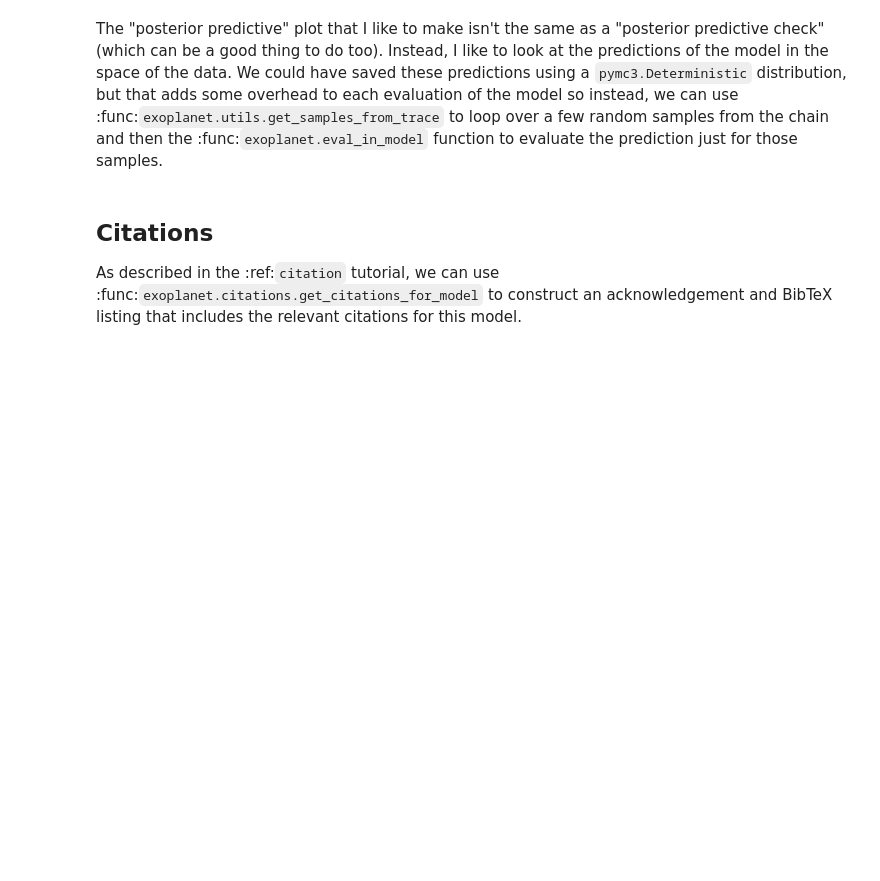
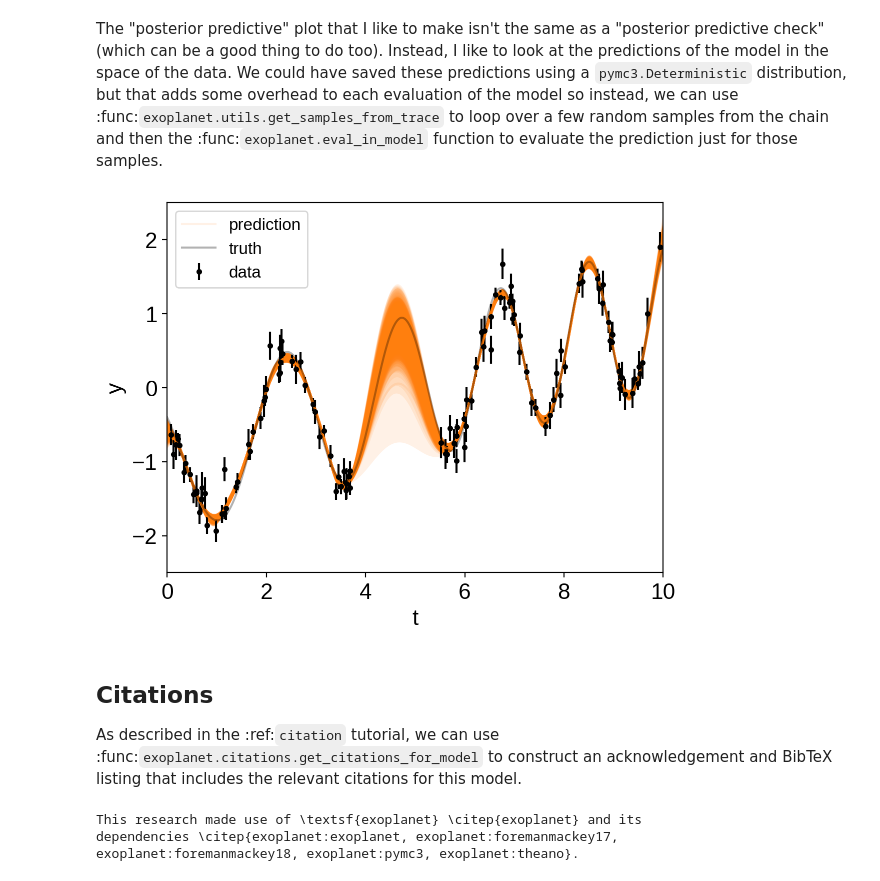
Before and after one commit to exoplanet-dev/case-studies, a Jupyter notebook: docs/notebooks/gp.ipynb, the cells around one changed output. Drawn from its saved outputs; the diff is of its cells as text; code cells hidden in the pictures; blank space fills up the shorter version.

```diff
--- a/docs/notebooks/gp.ipynb
+++ b/docs/notebooks/gp.ipynb
@@ -63,19 +65,21 @@ from exoplanet.gp import terms, GP
 
 with pm.Model() as model:
 
-    logS1 = pm.Normal("logS1", mu=0.0, sd=15.0, testval=np.log(np.var(y)))
-    logw1 = pm.Normal("logw1", mu=0.0, sd=15.0, testval=np.log(3.0))
-    logS2 = pm.Normal("logS2", mu=0.0, sd=15.0, testval=np.log(np.var(y)))
-    logw2 = pm.Normal("logw2", mu=0.0, sd=15.0, testval=np.log(3.0))
-    logQ = pm.Normal("logQ", mu=0.0, sd=15.0, testval=0)
+    mean = pm.Normal("mean", mu=0.0, sigma=1.0)
+    logS1 = pm.Normal("logS1", mu=0.0, sigma=15.0, testval=np.log(np.var(y)))
+    logw1 = pm.Normal("logw1", mu=0.0, sigma=15.0, testval=np.log(3.0))
+    logS2 = pm.Normal("logS2", mu=0.0, sigma=15.0, testval=np.log(np.var(y)))
+    logw2 = pm.Normal("logw2", mu=0.0, sigma=15.0, testval=np.log(3.0))
+    logQ = pm.Normal("logQ", mu=0.0, sigma=15.0, testval=0)
 
     # Set up the kernel an GP
     kernel = terms.SHOTerm(log_S0=logS1, log_w0=logw1, Q=1.0 / np.sqrt(2))
     kernel += terms.SHOTerm(log_S0=logS2, log_w0=logw2, log_Q=logQ)
-    gp = GP(kernel, t, yerr ** 2)
+    gp = GP(kernel, t, yerr ** 2, mean=mean)
 
-    # Add a custom "potential" (log probability function) with the GP likelihood
-    pm.Potential("gp", gp.log_likelihood(y))
+    # Condition the GP on the observations and add the marginal likelihood
+    # to the model
+    gp.marginal("gp", observed=y)
 # %% [markdown]
 A few comments here:
 
@@ -142,29 +168,31 @@ We could have saved these predictions using a `pymc3.Deterministic` distribution
 # %%
 # Generate 50 realizations of the prediction sampling randomly from the chain
 N_pred = 50
 pred_mu = np.empty((N_pred, len(true_t)))
 pred_var = np.empty((N_pred, len(true_t)))
 with model:
     pred = gp.predict(true_t, return_var=True)
     for i, sample in enumerate(xo.get_samples_from_trace(trace, size=N_pred)):
         pred_mu[i], pred_var[i] = xo.eval_in_model(pred, sample)
 
 # Plot the predictions
 for i in range(len(pred_mu)):
     mu = pred_mu[i]
     sd = np.sqrt(pred_var[i])
     label = None if i else "prediction"
     art = plt.fill_between(true_t, mu + sd, mu - sd, color="C1", alpha=0.1)
     art.set_edgecolor("none")
     plt.plot(true_t, mu, color="C1", label=label, alpha=0.1)
 
 plt.errorbar(t, y, yerr=yerr, fmt=".k", capsize=0, label="data")
 plt.plot(true_t, true_y, "k", lw=1.5, alpha=0.3, label="truth")
-plt.legend(fontsize=12)
+plt.legend(fontsize=12, loc=2)
 plt.xlabel("t")
 plt.ylabel("y")
 plt.xlim(0, 10)
 plt.ylim(-2.5, 2.5);
+# %% [output]
+[figure, added]
 # %% [markdown]
 ## Citations
 
@@ -173,5 +201,9 @@ As described in the :ref:`citation` tutorial, we can use :func:`exoplanet.citati
 with model:
     txt, bib = xo.citations.get_citations_for_model()
 print(txt)
+# %% [output]
+This research made use of \textsf{exoplanet} \citep{exoplanet} and its
+dependencies \citep{exoplanet:exoplanet, exoplanet:foremanmackey17,
+exoplanet:foremanmackey18, exoplanet:pymc3, exoplanet:theano}.
 # %%
 print("\n".join(bib.splitlines()[:10]) + "\n...")
```
Also changed, not shown: parts of 7 cells of this notebook, 5 other files.
